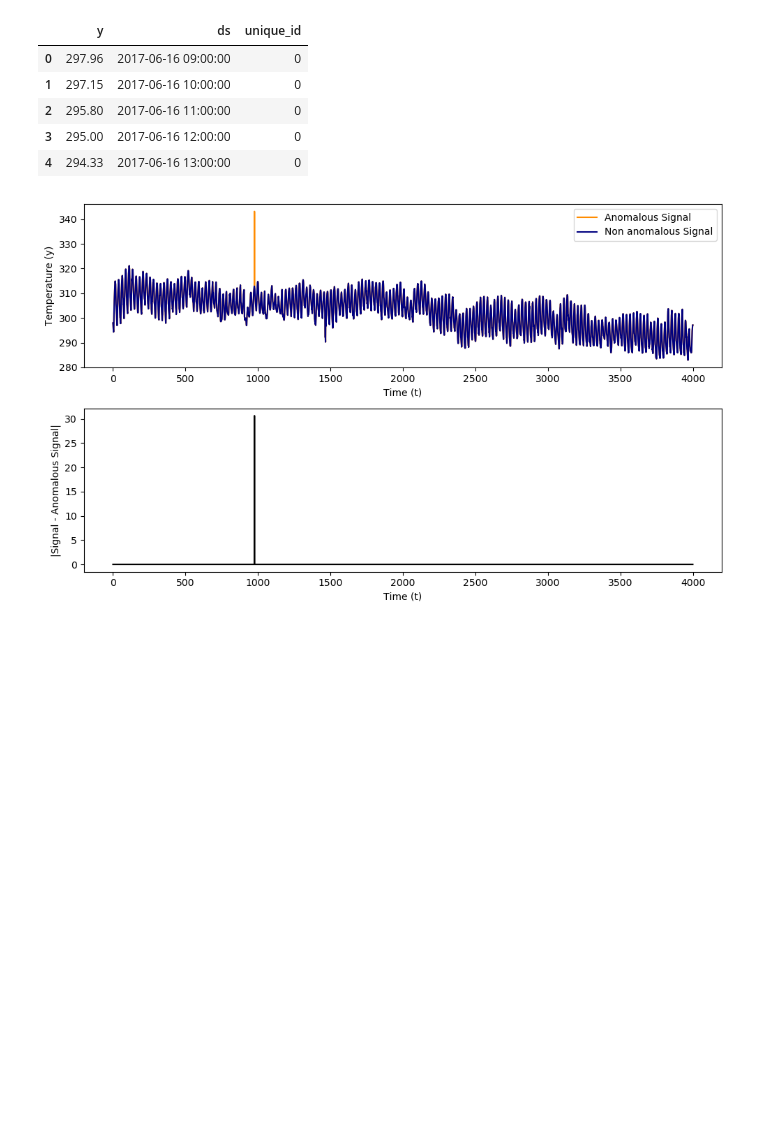
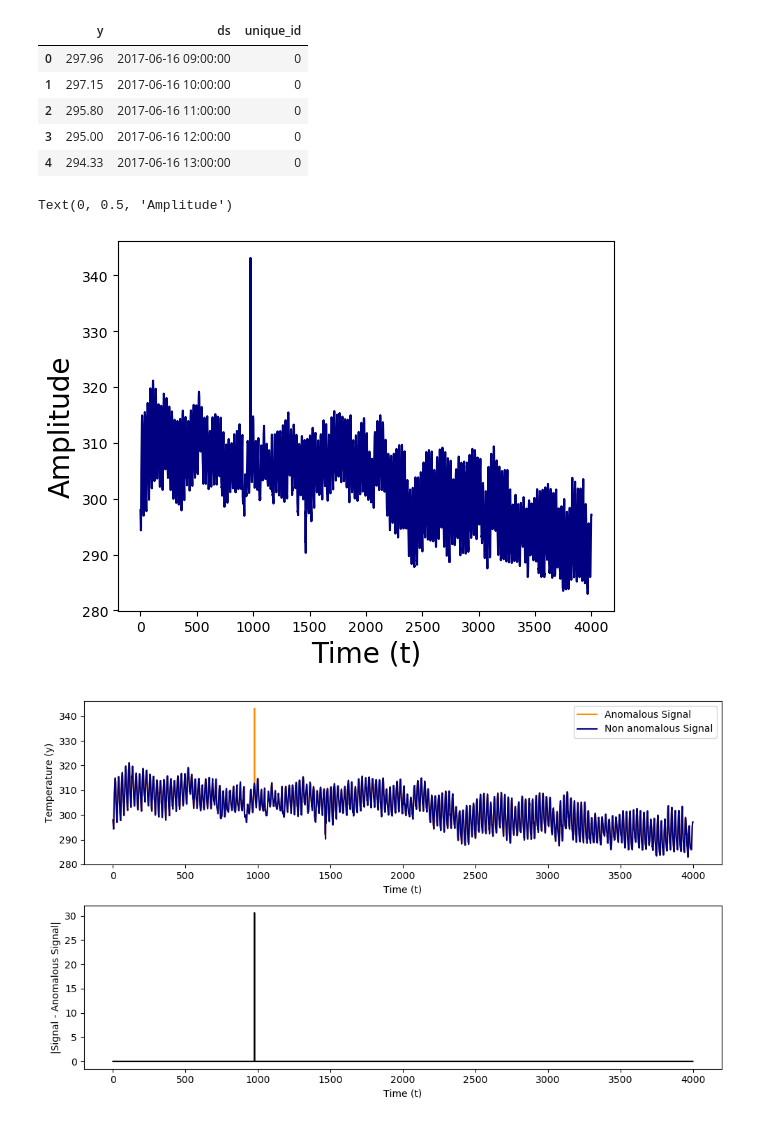
Before and after one commit to PieroPaialungaAI/AnomalyDetectionNixtla, a Jupyter notebook: temp.ipynb, the cells around one changed output. Cells and saved outputs as stored; diff of their text form; code cells hidden in the pictures; blank space fills up the shorter version.

```diff
--- a/temp.ipynb
+++ b/temp.ipynb
@@ -17,6 +21,15 @@ preprocessed_data.head()
 | 2 | 295.80 | 2017-06-16 11:00:00 | 0 |
 | 3 | 295.00 | 2017-06-16 12:00:00 | 0 |
 | 4 | 294.33 | 2017-06-16 13:00:00 | 0 |
+# %%
+import matplotlib.pyplot as plt
+import numpy as np
+plt.plot(np.abs(anomalous_signal), color = 'navy')
+plt.xlabel('Time (t)',fontsize=20)
+plt.ylabel('Amplitude',fontsize=20)
+# %% [output]
+Text(0, 0.5, 'Amplitude')
+[figure, added]
 # %%
 from plotter import *
 signal = np.array(preprocessed_data['y'])
```
Also changed, not shown: parts of 6 cells of this notebook, 2 other files.
